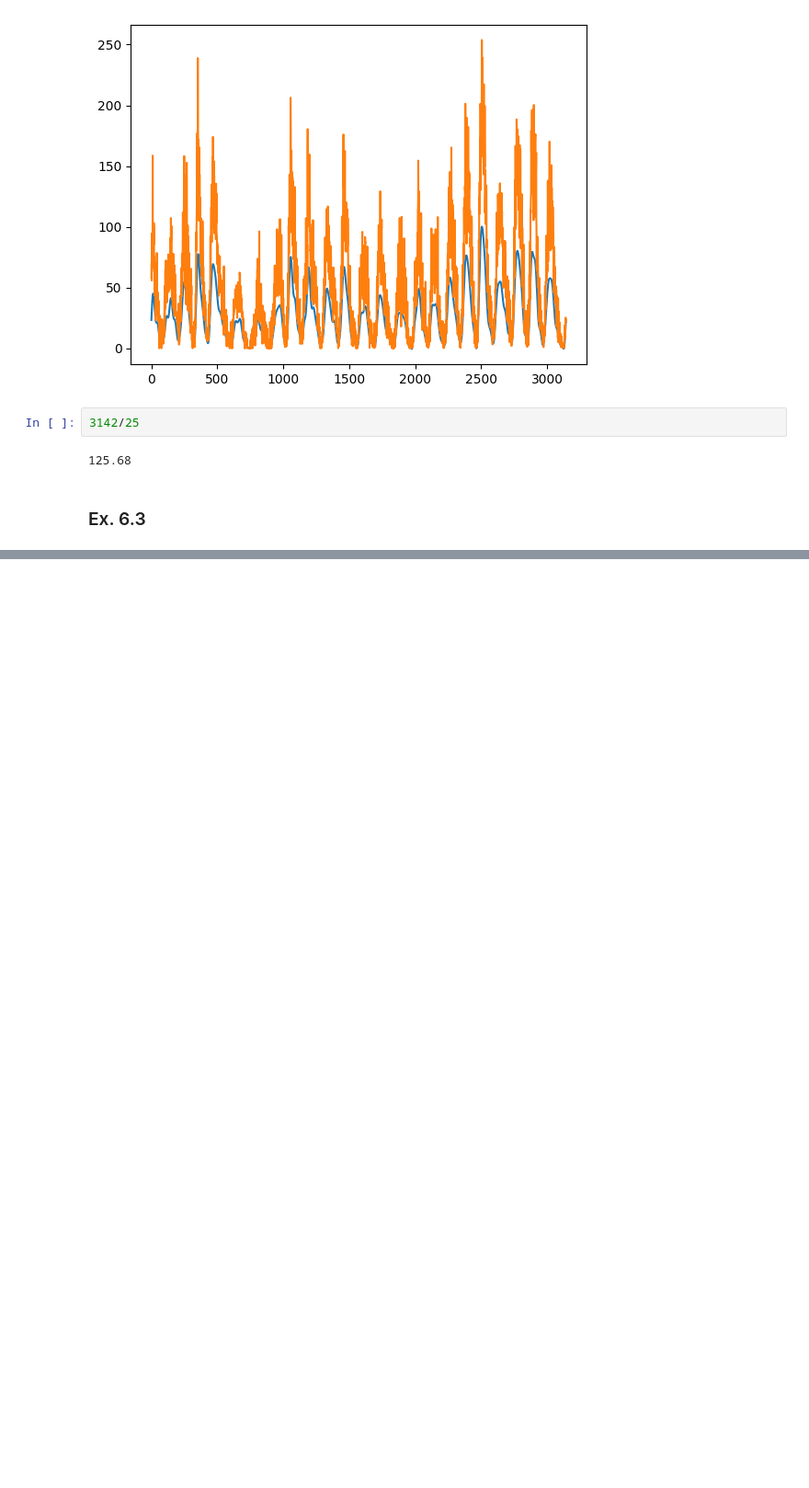
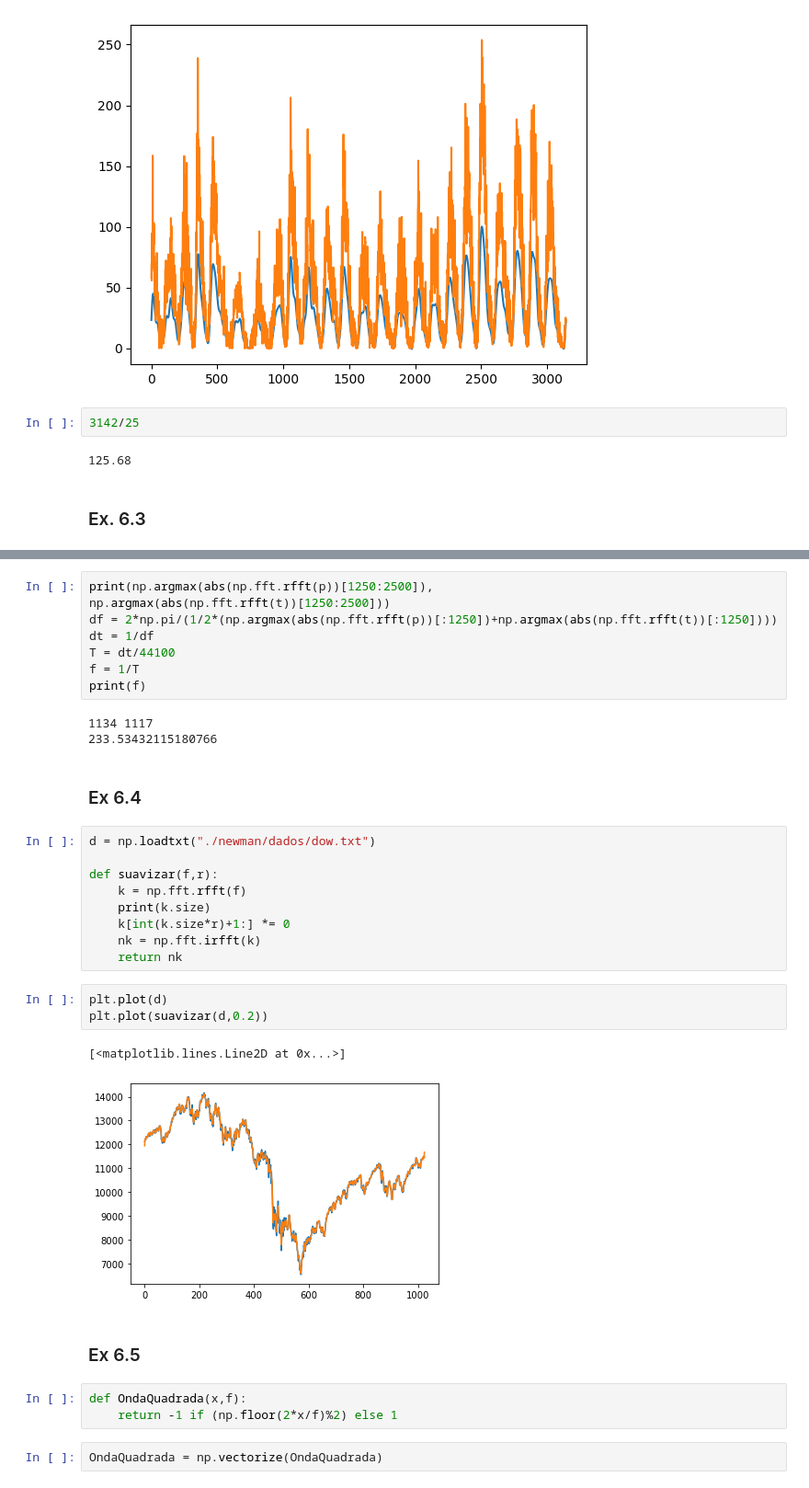
Before and after one commit to KonoEmllikDa/Fisica-Computacional, a Jupyter notebook: Física Computacional.ipynb, the cells around one changed output, grey strips where cells are left out. Shown at 92% size. Drawn from its saved outputs; the diff is of its cells as text; blank space fills up the shorter version.

```diff
--- a/Física Computacional.ipynb
+++ b/Física Computacional.ipynb
@@ -1652,0 +1661,35 @@ def FFT(f,a,b,N,k):
+# %%
+print(np.argmax(abs(np.fft.rfft(p))[1250:2500]),
+np.argmax(abs(np.fft.rfft(t))[1250:2500]))
+df = 2*np.pi/(1/2*(np.argmax(abs(np.fft.rfft(p))[:1250])+np.argmax(abs(np.fft.rfft(t))[:1250])))
+dt = 1/df
+T = dt/44100
+f = 1/T
+print(f)
+# %% [output]
+1134 1117
+233.53432115180766
+# %% [markdown]
+### Ex 6.4
+# %%
+d = np.loadtxt("./newman/dados/dow.txt")
+
+def suavizar(f,r):
+    k = np.fft.rfft(f)
+    print(k.size)
+    k[int(k.size*r)+1:] *= 0
+    nk = np.fft.irfft(k)
+    return nk
+# %%
+plt.plot(d)
+plt.plot(suavizar(d,0.2))
+# %% [output]
+[<matplotlib.lines.Line2D at 0x...>]
+[figure, added]
+# %% [markdown]
+### Ex 6.5
+# %%
+def OndaQuadrada(x,f):
+    return -1 if (np.floor(2*x/f)%2) else 1
+# %%
+OndaQuadrada = np.vectorize(OndaQuadrada)
```
Also changed, not shown: parts of 6 cells of this notebook.
